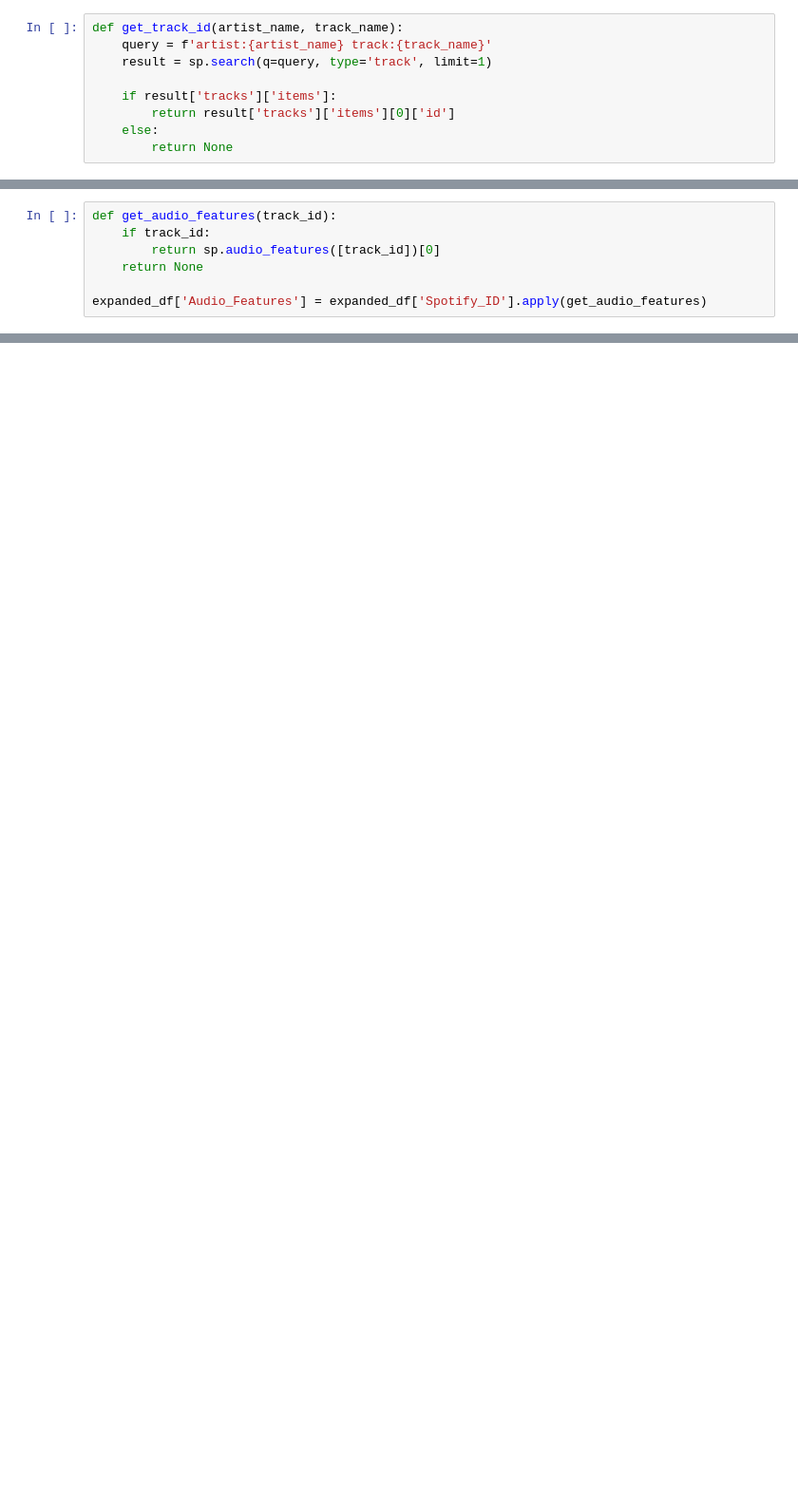
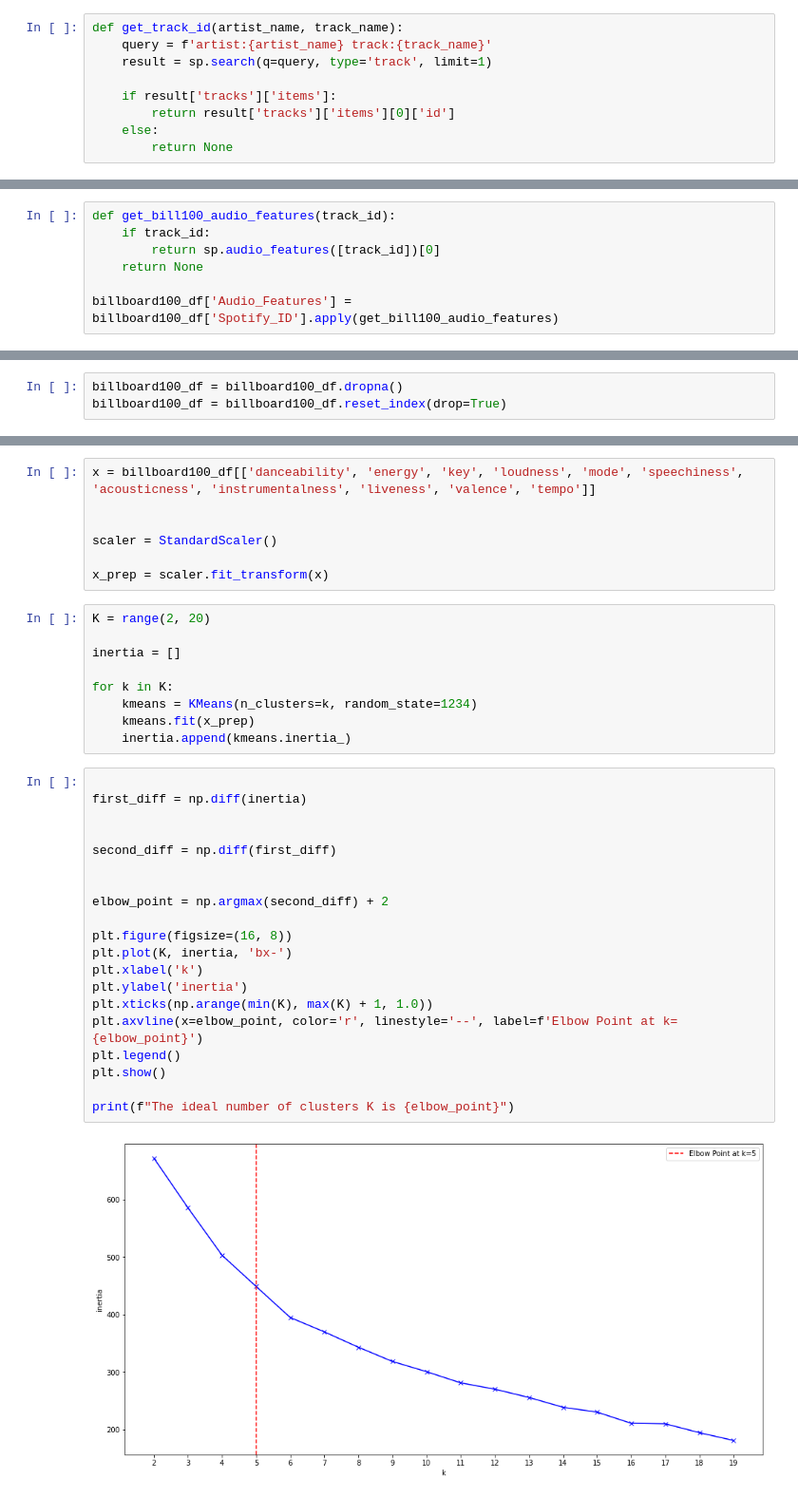
Before and after one commit to dooinn/lab-unsupervised-learning-intro, a Jupyter notebook: song_recommender.ipynb, the cells around one changed output, grey strips where cells are left out. Shown at 95% size. Drawn from its saved outputs; the diff is of its cells as text; blank space fills up the shorter version.

```diff
--- a/song_recommender.ipynb
+++ b/song_recommender.ipynb
@@ -100,7 +82,7 @@ expanded_df['Spotify_ID'] = expanded_df.apply(lambda row: get_track_id(row['arti
 # %%
-def get_audio_features(track_id):
+def get_bill100_audio_features(track_id):
     if track_id:
         return sp.audio_features([track_id])[0]
     return None
 
-expanded_df['Audio_Features'] = expanded_df['Spotify_ID'].apply(get_audio_features)
+billboard100_df['Audio_Features'] = billboard100_df['Spotify_ID'].apply(get_bill100_audio_features)
@@ -147,0 +117,3 @@ df
+# %%
+billboard100_df = billboard100_df.dropna()
+billboard100_df = billboard100_df.reset_index(drop=True)
@@ -147,0 +136,38 @@ df
+# %%
+x = billboard100_df[['danceability', 'energy', 'key', 'loudness', 'mode', 'speechiness', 'acousticness', 'instrumentalness', 'liveness', 'valence', 'tempo']]
+
+
+scaler = StandardScaler()
+
+x_prep = scaler.fit_transform(x)
+# %%
+K = range(2, 20)
+
+inertia = []
+
+for k in K:
+    kmeans = KMeans(n_clusters=k, random_state=1234)
+    kmeans.fit(x_prep)
+    inertia.append(kmeans.inertia_)
+# %%
+
+first_diff = np.diff(inertia)
+
+
+second_diff = np.diff(first_diff)
+
+
+elbow_point = np.argmax(second_diff) + 2
+
+plt.figure(figsize=(16, 8))
+plt.plot(K, inertia, 'bx-')
+plt.xlabel('k')
+plt.ylabel('inertia')
+plt.xticks(np.arange(min(K), max(K) + 1, 1.0))
+plt.axvline(x=elbow_point, color='r', linestyle='--', label=f'Elbow Point at k={elbow_point}')
+plt.legend()
+plt.show()
+
+print(f"The ideal number of clusters K is {elbow_point}")
+# %% [output]
+[figure, added]
```
Also changed, not shown: parts of 20 cells of this notebook, 2 other files.
